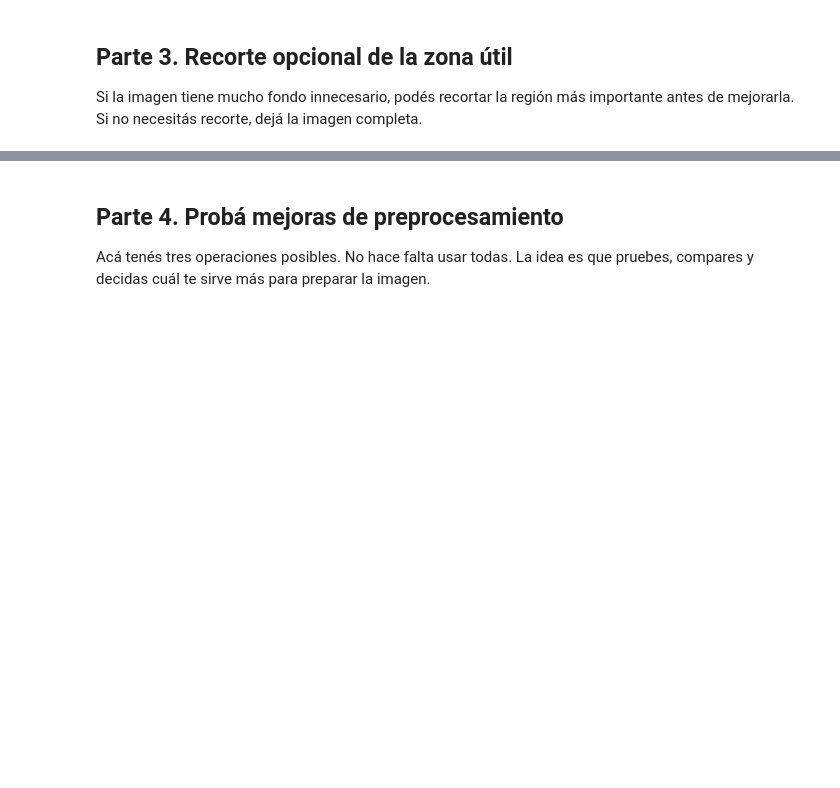
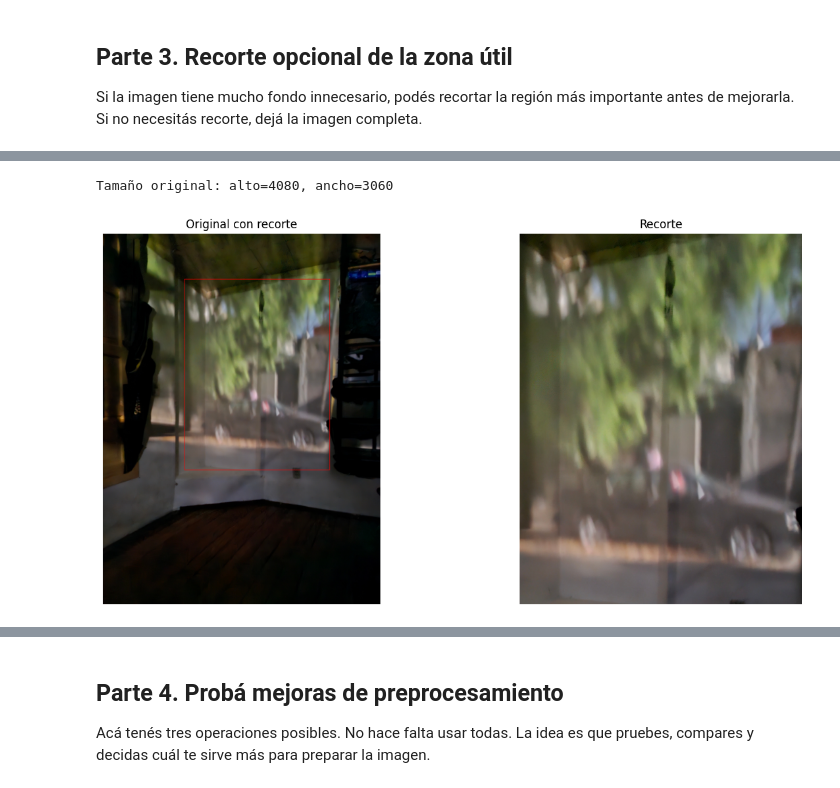
Before and after one commit to cmpatriciov08-collab/Patricio-Velasquez-Christian-PDI-1c-2026, a Jupyter notebook: 004/003 - LAB/2026_PDI_PATRICIO_VELASQUEZ_CHRISTIAN_007- recuperacion y preprocesamiento de imagenes propias.ipynb, the cells around one changed output, grey strips where cells are left out. Drawn from its saved outputs; the diff is of its cells as text; code cells hidden in the pictures; blank space fills up the shorter version.

```diff
--- a/004/003 - LAB/2026_PDI_PATRICIO_VELASQUEZ_CHRISTIAN_007- recuperacion y preprocesamiento de imagenes propias.ipynb
+++ b/004/003 - LAB/2026_PDI_PATRICIO_VELASQUEZ_CHRISTIAN_007- recuperacion y preprocesamiento de imagenes propias.ipynb
@@ -87,7 +87,7 @@ def mostrar_histograma_gris(imagen_rgb):
 Guardá tu archivo en la misma carpeta del notebook o escribí la ruta completa. Si tu imagen viene de la experiencia con cámara oscura, conviene elegir una captura donde todavía se reconozca bien la escena, aunque tenga poco contraste o zonas oscuras.
 # %%
 nombre_imagen = "mi_camara_oscura.jpg"
-ruta = Path(r"C:\Users\cmpat\OneDrive\Escritorio\Repositorio\Patricio-Velasquez-Christian-PDI-1c-2026\004\003 - LAB\foto de camara oculta editada.JPG")
+ruta = Path("foto de camara oculta editada.jpg")
 
 imagen_original = cargar_rgb(ruta)
 
@@ -137,0 +132,28 @@ NameError: name 'imagen_original' is not defined
+# %%
+# Ajustá estos valores hasta incluir el auto y el árbol.
+h, w = imagen_original.shape[:2]
+print(f"Tamaño original: alto={h}, ancho={w}")
+
+y1, y2 = 500, 2600
+x1, x2 = 900, 2500
+
+imagen_recortada = imagen_original[y1:y2, x1:x2]
+
+# Dibuja el rectángulo del recorte sobre una copia de la original para que veas la zona exacta
+imagen_con_rect = imagen_original.copy()
+cv2.rectangle(imagen_con_rect, (x1, y1), (x2, y2), (500, 0, 0), 3)
+
+fig, axes = plt.subplots(1, 2, figsize=(14, 6))
+axes[0].imshow(imagen_con_rect)
+axes[0].set_title("Original con recorte")
+axes[0].axis("off")
+
+axes[1].imshow(imagen_recortada)
+axes[1].set_title("Recorte")
+axes[1].axis("off")
+
+plt.tight_layout()
+plt.show()
+# %% [output]
+Tamaño original: alto=4080, ancho=3060
+[figure, added]
```
Also changed, not shown: parts of 8 cells of this notebook, 4 other files.
